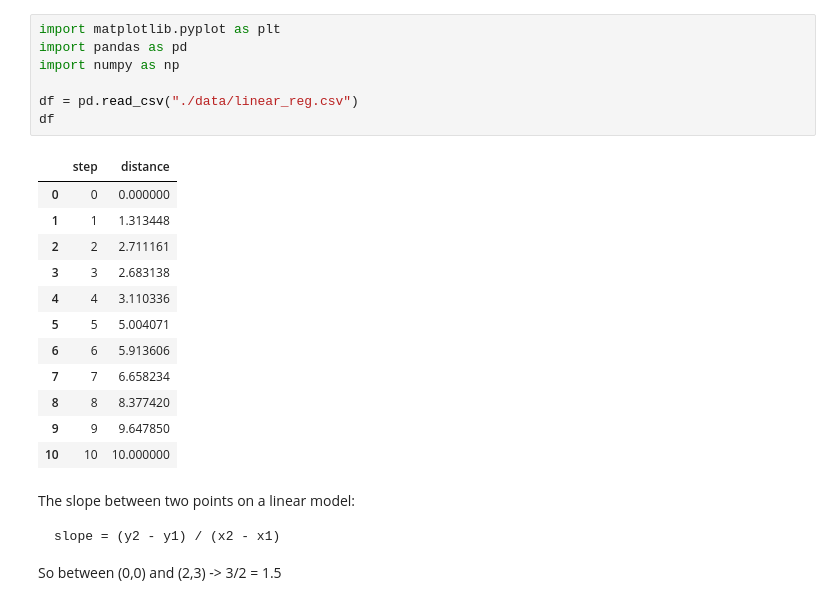
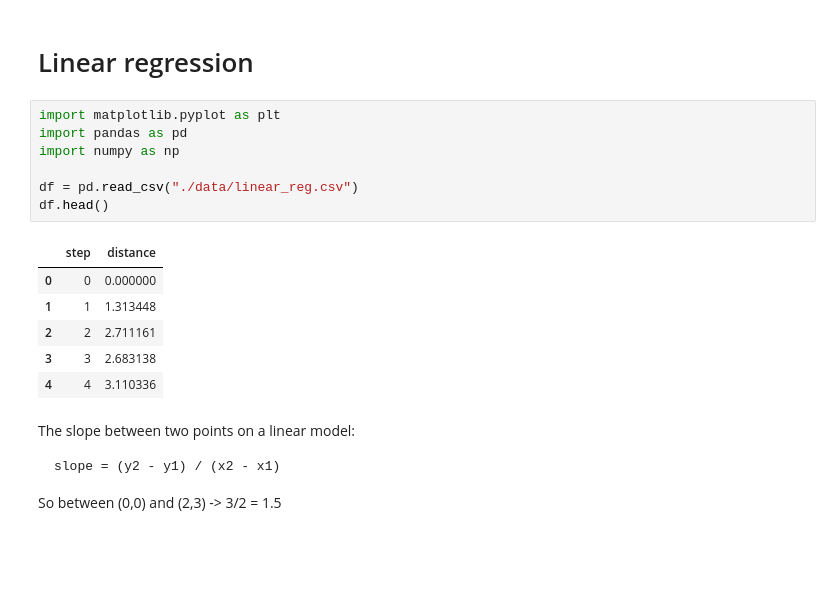
Before and after one commit to knachte/pandas, a Jupyter notebook: Wip/Linear modelling.ipynb, the cells around one changed output. Drawn from its saved outputs; the diff is of its cells as text; blank space fills up the shorter version.

````diff
--- a/Wip/Linear modelling.ipynb
+++ b/Wip/Linear modelling.ipynb
@@ -1,23 +1,19 @@
+# %% [markdown]
+# Linear regression
 # %%
 import matplotlib.pyplot as plt
 import pandas as pd
 import numpy as np
 
 df = pd.read_csv("./data/linear_reg.csv")
-df
+df.head()
 # %% [output]
 |  | step | distance |
 | 0 | 0 | 0.000000 |
 | 1 | 1 | 1.313448 |
 | 2 | 2 | 2.711161 |
 | 3 | 3 | 2.683138 |
 | 4 | 4 | 3.110336 |
-| 5 | 5 | 5.004071 |
-| 6 | 6 | 5.913606 |
-| 7 | 7 | 6.658234 |
-| 8 | 8 | 8.377420 |
-| 9 | 9 | 9.647850 |
-| 10 | 10 | 10.000000 |
 # %% [markdown]
 The slope between two points on a linear model:
 ```python
````
Also changed, not shown: parts of 11 cells of this notebook, 1 other file.
